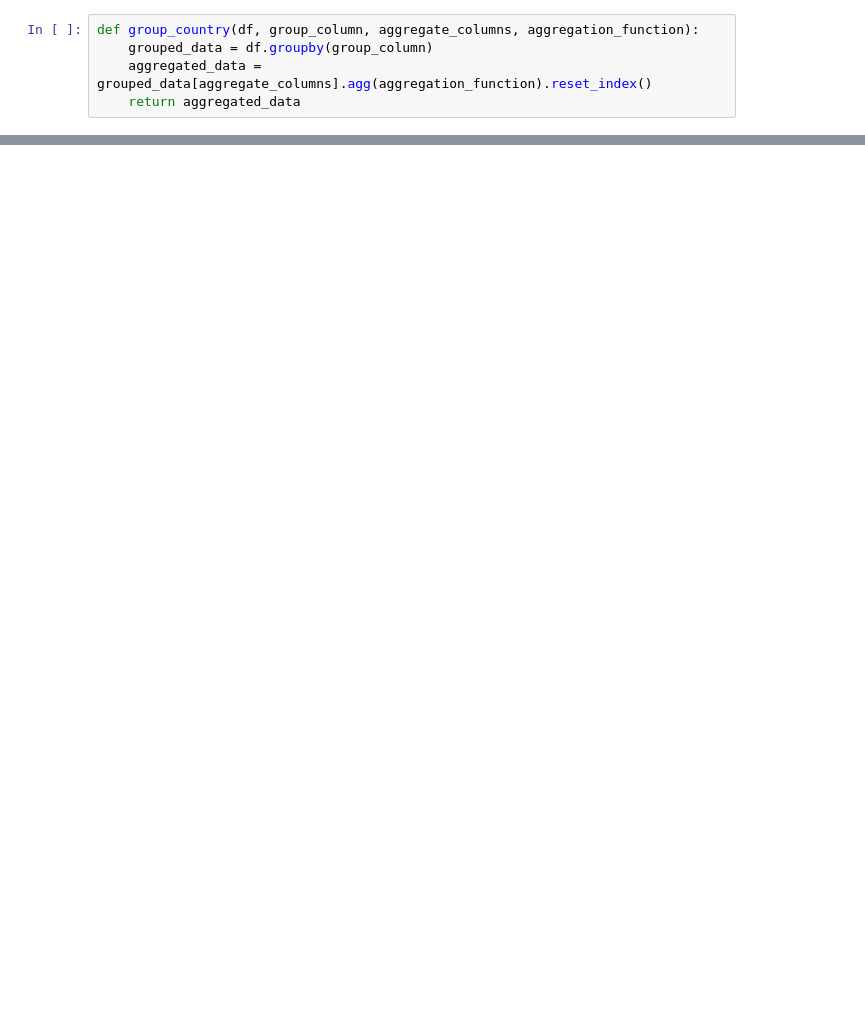
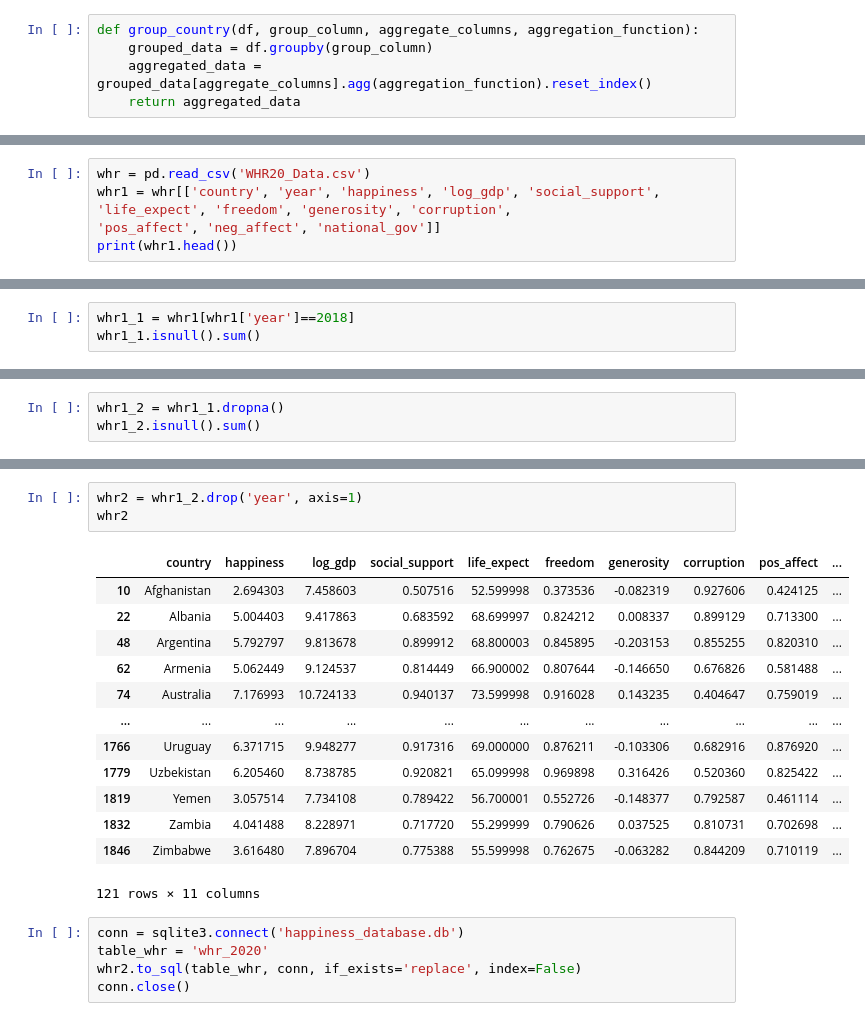
Before and after one commit to spauldingj2/NationalValues_Happiness, a Jupyter notebook: happiness_project.ipynb, the cells around one changed output, grey strips where cells are left out. Saved outputs shown, nothing was run; the diff lists cells and outputs as text; blank space fills up the shorter version.

```diff
--- a/happiness_project.ipynb
+++ b/happiness_project.ipynb
@@ -66,0 +149,5 @@ print(wvs3)
+# %%
+whr = pd.read_csv('WHR20_Data.csv')
+whr1 = whr[['country', 'year', 'happiness', 'log_gdp', 'social_support', 'life_expect', 'freedom', 'generosity', 'corruption',
+'pos_affect', 'neg_affect', 'national_gov']]
+print(whr1.head())
@@ -66,0 +168,3 @@ print(wvs3)
+# %%
+whr1_1 = whr1[whr1['year']==2018]
+whr1_1.isnull().sum()
@@ -66,0 +185,3 @@ print(wvs3)
+# %%
+whr1_2 = whr1_1.dropna()
+whr1_2.isnull().sum()
@@ -66,0 +202,22 @@ print(wvs3)
+# %%
+whr2 = whr1_2.drop('year', axis=1)
+whr2
+# %% [output]
+|  | country | happiness | log_gdp | social_support | life_expect | freedom | generosity | corruption | pos_affect | ... |
+| 10 | Afghanistan | 2.694303 | 7.458603 | 0.507516 | 52.599998 | 0.373536 | -0.082319 | 0.927606 | 0.424125 | ... |
+| 22 | Albania | 5.004403 | 9.417863 | 0.683592 | 68.699997 | 0.824212 | 0.008337 | 0.899129 | 0.713300 | ... |
+| 48 | Argentina | 5.792797 | 9.813678 | 0.899912 | 68.800003 | 0.845895 | -0.203153 | 0.855255 | 0.820310 | ... |
+| 62 | Armenia | 5.062449 | 9.124537 | 0.814449 | 66.900002 | 0.807644 | -0.146650 | 0.676826 | 0.581488 | ... |
+| 74 | Australia | 7.176993 | 10.724133 | 0.940137 | 73.599998 | 0.916028 | 0.143235 | 0.404647 | 0.759019 | ... |
+| ... | ... | ... | ... | ... | ... | ... | ... | ... | ... | ... |
+| 1766 | Uruguay | 6.371715 | 9.948277 | 0.917316 | 69.000000 | 0.876211 | -0.103306 | 0.682916 | 0.876920 | ... |
+| 1779 | Uzbekistan | 6.205460 | 8.738785 | 0.920821 | 65.099998 | 0.969898 | 0.316426 | 0.520360 | 0.825422 | ... |
+| 1819 | Yemen | 3.057514 | 7.734108 | 0.789422 | 56.700001 | 0.552726 | -0.148377 | 0.792587 | 0.461114 | ... |
+| 1832 | Zambia | 4.041488 | 8.228971 | 0.717720 | 55.299999 | 0.790626 | 0.037525 | 0.810731 | 0.702698 | ... |
+| 1846 | Zimbabwe | 3.616480 | 7.896704 | 0.775388 | 55.599998 | 0.762675 | -0.063282 | 0.844209 | 0.710119 | ... |
+121 rows × 11 columns
+# %%
+conn = sqlite3.connect('happiness_database.db')
+table_whr = 'whr_2020'
+whr2.to_sql(table_whr, conn, if_exists='replace', index=False)
+conn.close()
```
Also changed, not shown: parts of 19 cells of this notebook.
